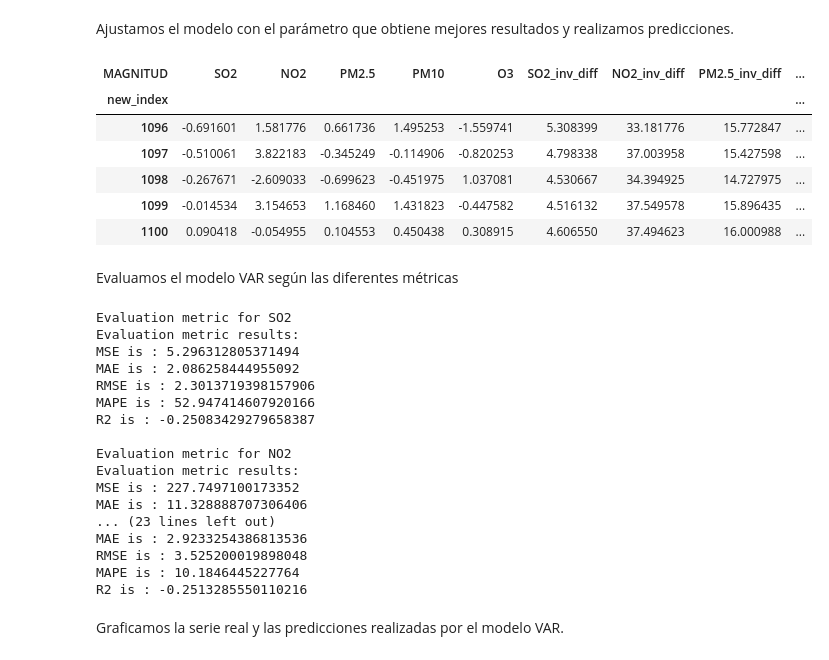
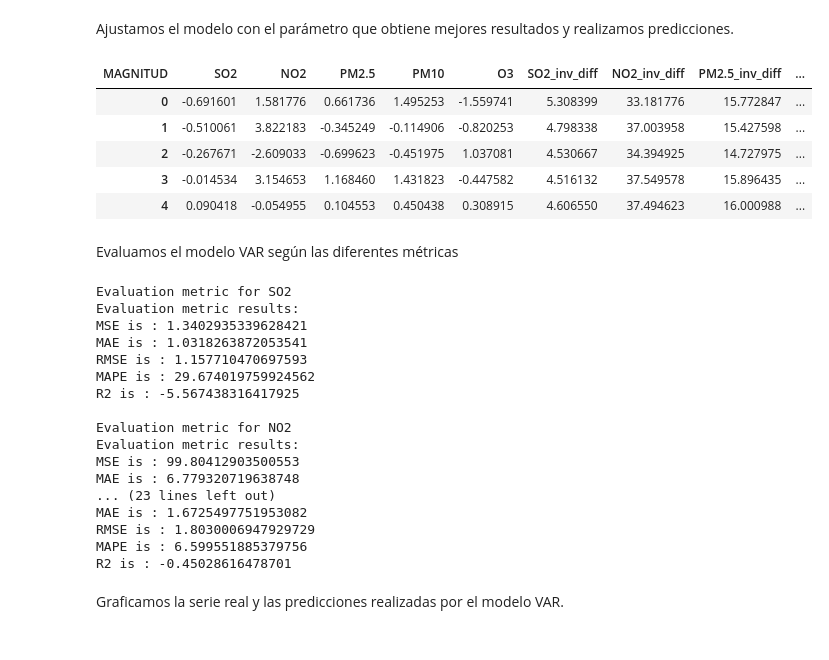
Before and after one commit to sofiamacein/TFG-Calidad-Aire-Madrid, a Jupyter notebook: TFG. CALIDAD AIRE MADRID_EDA.ipynb, the cells around one changed output. Saved outputs shown, nothing was run; the diff lists cells and outputs as text; code cells hidden in the pictures.

```diff
--- a/TFG. CALIDAD AIRE MADRID_EDA.ipynb
+++ b/TFG. CALIDAD AIRE MADRID_EDA.ipynb
@@ -994,3 +987,16 @@ Data is non-stationary
 Conclusion:
 Fail to reject the null hypothesis
 Data is non-stationary
+# %%
+# Crear subplots para ACF y PACF
+fig, axes = plt.subplots(nrows=len(train_zona1.columns), ncols=2, figsize=(12, 6*len(train_zona1.columns)))
+
+for i, column in enumerate(train_zona1.columns):
+    ax1 = axes[i, 0]
+    ax2 = axes[i, 1]
+
+    plot_acf(train_zona1[column].dropna(), lags=40, zero=False, ax=ax1, title=f'ACF - {column}')
+    plot_pacf(train_zona1[column].dropna(), lags=40, zero=False, ax=ax2, title=f'PACF - {column}')
+
+plt.tight_layout()
+plt.show()
@@ -1069,49 +1077,46 @@ Ajustamos el modelo con el parámetro que obtiene mejores resultados y realizamo
 model = VAR(train_diff).fit(int(AR_Term_value_VAR))
 
 # Predicciones
-result = model.forecast(y=train_diff.values, steps=len(test_zona1))
+result = model.forecast(y=train_diff.values, steps=7)
 # %%
 # Predicciones
 df_pred = pd.DataFrame(result, columns=train_diff.columns)
-df_pred["new_index"] = range(len(train_zona1), len(ts_zona1[(ts_zona1.index.year >= 2018)]))
-df_pred = df_pred.set_index("new_index")
 
 # Deshacer transformacion de diferenciacion
 res = inverse_diff_func(train_zona1, df_pred)
 res.head()
 # %% [output]
 | MAGNITUD | SO2 | NO2 | PM2.5 | PM10 | O3 | SO2_inv_diff | NO2_inv_diff | PM2.5_inv_diff | ... |
-| new_index |  |  |  |  |  |  |  |  | ... |
-| 1096 | -0.691601 | 1.581776 | 0.661736 | 1.495253 | -1.559741 | 5.308399 | 33.181776 | 15.772847 | ... |
-| 1097 | -0.510061 | 3.822183 | -0.345249 | -0.114906 | -0.820253 | 4.798338 | 37.003958 | 15.427598 | ... |
-| 1098 | -0.267671 | -2.609033 | -0.699623 | -0.451975 | 1.037081 | 4.530667 | 34.394925 | 14.727975 | ... |
-| 1099 | -0.014534 | 3.154653 | 1.168460 | 1.431823 | -0.447582 | 4.516132 | 37.549578 | 15.896435 | ... |
-| 1100 | 0.090418 | -0.054955 | 0.104553 | 0.450438 | 0.308915 | 4.606550 | 37.494623 | 16.000988 | ... |
+| 0 | -0.691601 | 1.581776 | 0.661736 | 1.495253 | -1.559741 | 5.308399 | 33.181776 | 15.772847 | ... |
+| 1 | -0.510061 | 3.822183 | -0.345249 | -0.114906 | -0.820253 | 4.798338 | 37.003958 | 15.427598 | ... |
+| 2 | -0.267671 | -2.609033 | -0.699623 | -0.451975 | 1.037081 | 4.530667 | 34.394925 | 14.727975 | ... |
+| 3 | -0.014534 | 3.154653 | 1.168460 | 1.431823 | -0.447582 | 4.516132 | 37.549578 | 15.896435 | ... |
+| 4 | 0.090418 | -0.054955 | 0.104553 | 0.450438 | 0.308915 | 4.606550 | 37.494623 | 16.000988 | ... |
 # %% [markdown]
 Evaluamos el modelo VAR según las diferentes métricas
 # %%
 # Metricas para evaluar el ajuste del modelo
 for i in ['SO2','NO2','PM2.5','PM10','O3']:
     print(f'Evaluation metric for {i}')
-    timeseries_evaluation_metrics_func(test_zona1[str(i)] , res[str(i)+'_inv_diff'])
+    timeseries_evaluation_metrics_func(test_zona1[str(i)][0:7] , res[str(i)+'_inv_diff'])
 # %% [output]
 Evaluation metric for SO2
 Evaluation metric results:
-MSE is : 5.296312805371494
-MAE is : 2.086258444955092
-RMSE is : 2.3013719398157906
-MAPE is : 52.947414607920166
-R2 is : -0.25083429279658387
+MSE is : 1.3402935339628421
+MAE is : 1.0318263872053541
+RMSE is : 1.157710470697593
+MAPE is : 29.674019759924562
+R2 is : -5.567438316417925
 
 Evaluation metric for NO2
 Evaluation metric results:
-MSE is : 227.7497100173352
-MAE is : 11.328888707306406
+MSE is : 99.80412903500553
+MAE is : 6.779320719638748
 ... (23 lines left out)
-MAE is : 2.9233254386813536
-RMSE is : 3.525200019898048
-MAPE is : 10.1846445227764
-R2 is : -0.2513285550110216
+MAE is : 1.6725497751953082
+RMSE is : 1.8030006947929729
+MAPE is : 6.599551885379756
+R2 is : -0.45028616478701
 # %% [markdown]
 Graficamos la serie real y las predicciones realizadas por el modelo VAR.
 # %%
```
Also changed, not shown: parts of 60 cells of this notebook.
